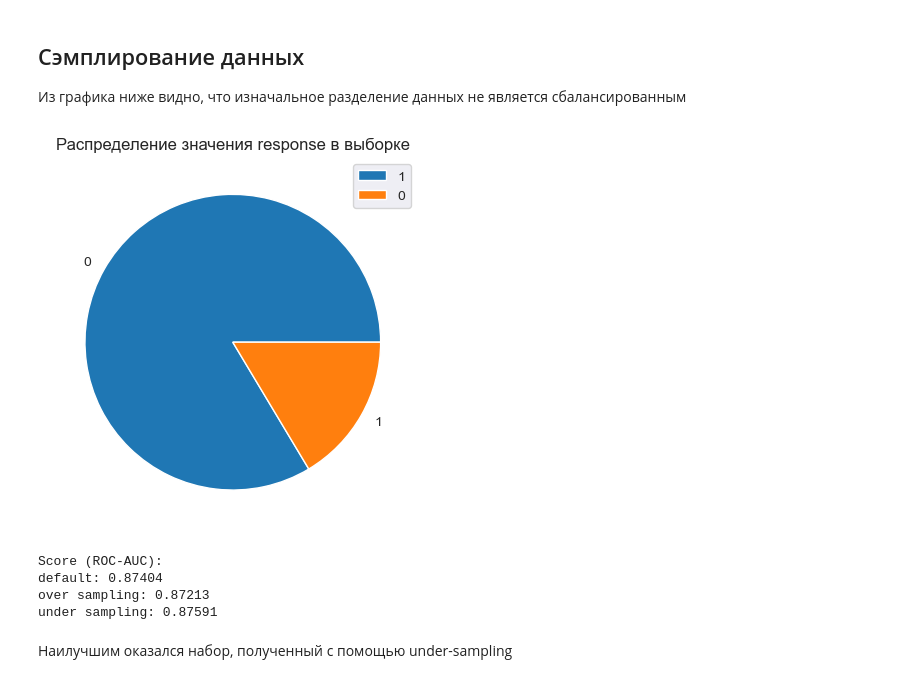
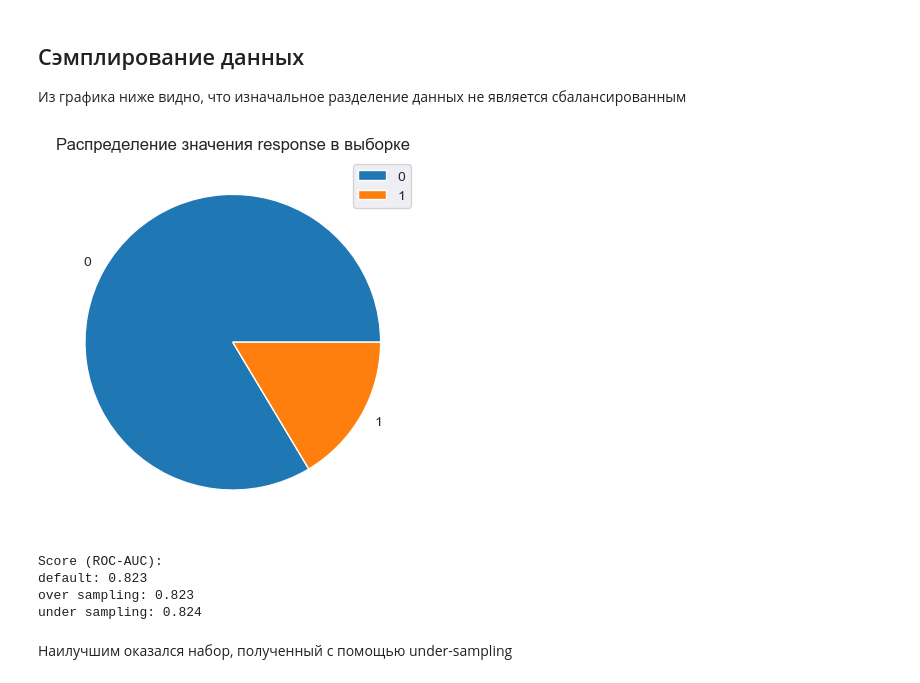
Before and after one commit to fongradnastya/data_analysis_2, a Jupyter notebook: notebooks/work.ipynb, the cells around one changed output. Cells and saved outputs as stored; diff of their text form; code cells hidden in the pictures.

```diff
--- a/notebooks/work.ipynb
+++ b/notebooks/work.ipynb
@@ -151,8 +151,8 @@ n_features = 5
 def find_features(method):
     """
     Определяет наиболее значимые признаки модели
-    :param method: способ выбора признаков
-    :return: имена значимых признаков
+    @:param method: способ выбора признаков
+    @:return: имена значимых признаков
     """
     values = method.fit(x, y)
     selected_features_names = values.get_feature_names_out()
@@ -240,27 +240,30 @@ memory usage: 9.0 MB
 ## Сэмплирование данных
 Из графика ниже видно, что изначальное разделение данных не является сбалансированным
 # %%
-plt.pie(y.value_counts(), labels=(0, 1))
-plt.title("Распределение значения response в выборке")
-plt.legend((1, 0))
-plt.show()
+def build_response_graph():
+    plt.pie(y.value_counts(), labels=(0, 1))
+    plt.title("Распределение значения response в выборке")
+    plt.legend((0, 1))
+    plt.show()
-# %% [output]
-[figure, removed]
+# %%
+build_response_graph()
+# %% [output]
+[figure, added]
 # %%
 sampling = {"default": (x, y),
             "over sampling": RandomOverSampler().fit_resample(x, y),
             "under sampling": RandomUnderSampler().fit_resample(x, y)
 }
-scoring = tuple()
+scoring = []
 print("Score (ROC-AUC):")
 for key, value in sampling.items():
-    scoring += (round(max(cross_val_score(GaussianNB(), value[0], value[1], scoring="roc_auc", n_jobs=-1)), 5),)
-    print(key + ": " + str(scoring[-1]))
+    model = GridSearchCV(LinearRegression(), param_grid={}, scoring="roc_auc").fit(value[0], value[1])
+    print(key + ": " + str(round(scoring[-1], 3)))
 # %% [output]
 Score (ROC-AUC):
-default: 0.87404
-over sampling: 0.87213
-under sampling: 0.87591
+default: 0.823
+over sampling: 0.823
+under sampling: 0.824
 # %% [markdown]
 Наилучшим оказался набор, полученный с помощью under-sampling
 # %%
```
Also changed, not shown: parts of 10 cells of this notebook.
